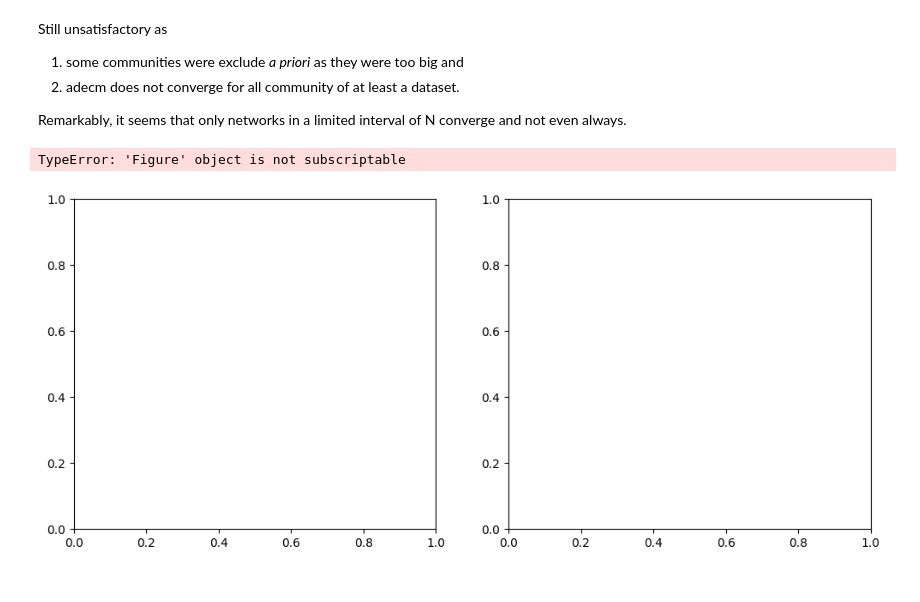
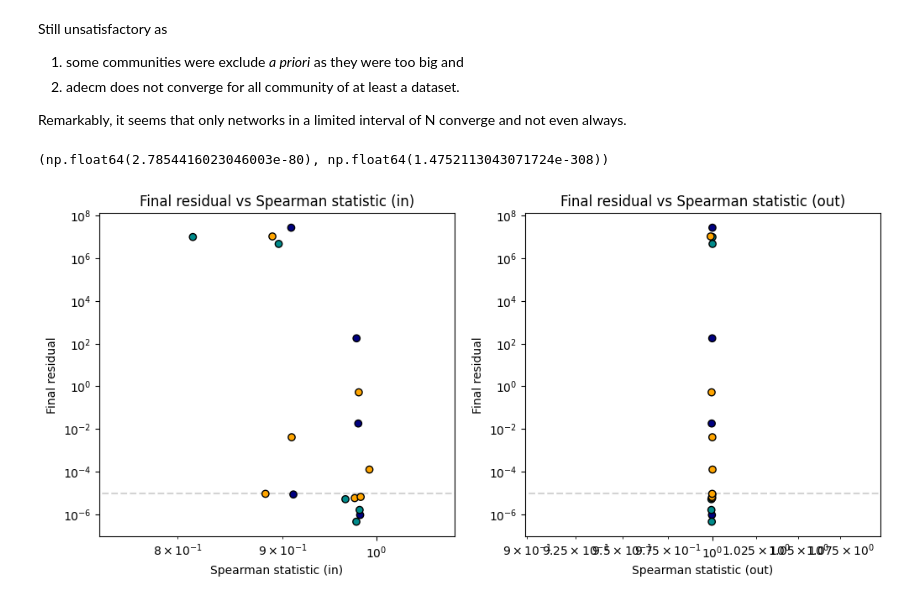
Before and after one commit to fabiosaracco/bowtie2, a Jupyter notebook: 0_1_convergence_test.ipynb, the cells around one changed output. Cells and saved outputs as stored; diff of their text form; code cells hidden in the pictures.

```diff
--- a/0_1_convergence_test.ipynb
+++ b/0_1_convergence_test.ipynb
@@ -136,37 +136,31 @@ p_out=[res.pvalue for res in spearman_out]
 alpha=0.05
 significant_in=[p<alpha/len(p_in) for p in p_in]
 significant_out=[p<alpha/len(p_out) for p in p_out]
+# %%
+max(p_in), max(p_out) # all entries are statistically validated
+# %% [output]
+(np.float64(2.7854416023046003e-80), np.float64(1.4752113043071724e-308))
 # %%
 fig, axs=plt.subplots(1, 2, figsize=(12, 5))
-colors_in=[color_dict[file.split('_')[0]] for file in test_files]
-sig_mask_in=[i for i, sig in enumerate(significant_in) if sig]
-nonsig_mask_in=[i for i, sig in enumerate(significant_in) if not sig]
-if sig_mask_in:
-    axs[0].scatter([statistics_in[i] for i in sig_mask_in], [res_final[i] for i in sig_mask_in], color=[colors_in[i] for i in sig_mask_in], edgecolor='black', zorder=2, marker='x', s=100)
-if nonsig_mask_in:
-    axs[0].scatter([statistics_in[i] for i in nonsig_mask_in], [res_final[i] for i in nonsig_mask_in], color=[colors_in[i] for i in nonsig_mask_in], edgecolor='black', zorder=2, marker='o')
+
+axs[0].scatter(statistics_in, res_final, color=[color_dict[file.split('_')[0]] for file in test_files], zorder=2, marker='o', edgecolor='black')
 axs[0].hlines([1e-5], 0.5*min(statistics_in), 1.5*max(statistics_in), linestyles='--', colors='lightgray', zorder=1)
 axs[0].set_xscale('log')
+axs[0].set_yscale('log')
 axs[0].set_xlabel('Spearman statistic (in)')
 axs[0].set_ylabel('Final residual')
 axs[0].set_title('Final residual vs Spearman statistic (in)')
 axs[0].set_xlim(0.9*min(statistics_in), 1.1*max(statistics_in))
 
-colors_out=[color_dict[file.split('_')[0]] for file in test_files]
-sig_mask_out=[i for i, sig in enumerate(significant_out) if sig]
-nonsig_mask_out=[i for i, sig in enumerate(significant_out) if not sig]
-if sig_mask_out:
-    axs[1].scatter([statistics_out[i] for i in sig_mask_out], [res_final[i] for i in sig_mask_out], color=[colors_out[i] for i in sig_mask_out], edgecolor='black', zorder=2, marker='x', s=100)
-if nonsig_mask_out:
-    axs[1].scatter([statistics_out[i] for i in nonsig_mask_out], [res_final[i] for i in nonsig_mask_out], color=[colors_out[i] for i in nonsig_mask_out], edgecolor='black', zorder=2, marker='o')
+axs[1].scatter(statistics_out, res_final, color=[color_dict[file.split('_')[0]] for file in test_files], zorder=2, marker='o', edgecolor='black')
 axs[1].hlines([1e-5], 0.5*min(statistics_out), 1.5*max(statistics_out), linestyles='--', colors='lightgray', zorder=1)
 axs[1].set_xscale('log')
+axs[1].set_yscale('log')
 axs[1].set_xlabel('Spearman statistic (out)')
 axs[1].set_ylabel('Final residual')
 axs[1].set_title('Final residual vs Spearman statistic (out)')
 axs[1].set_xlim(0.9*min(statistics_out), 1.1*max(statistics_out))
 
 plt.show()
 # %% [output]
-TypeError: 'Figure' object is not subscriptable
-[figure, old version]
+[figure, new version]
```
Also changed, not shown: 1 other file.
